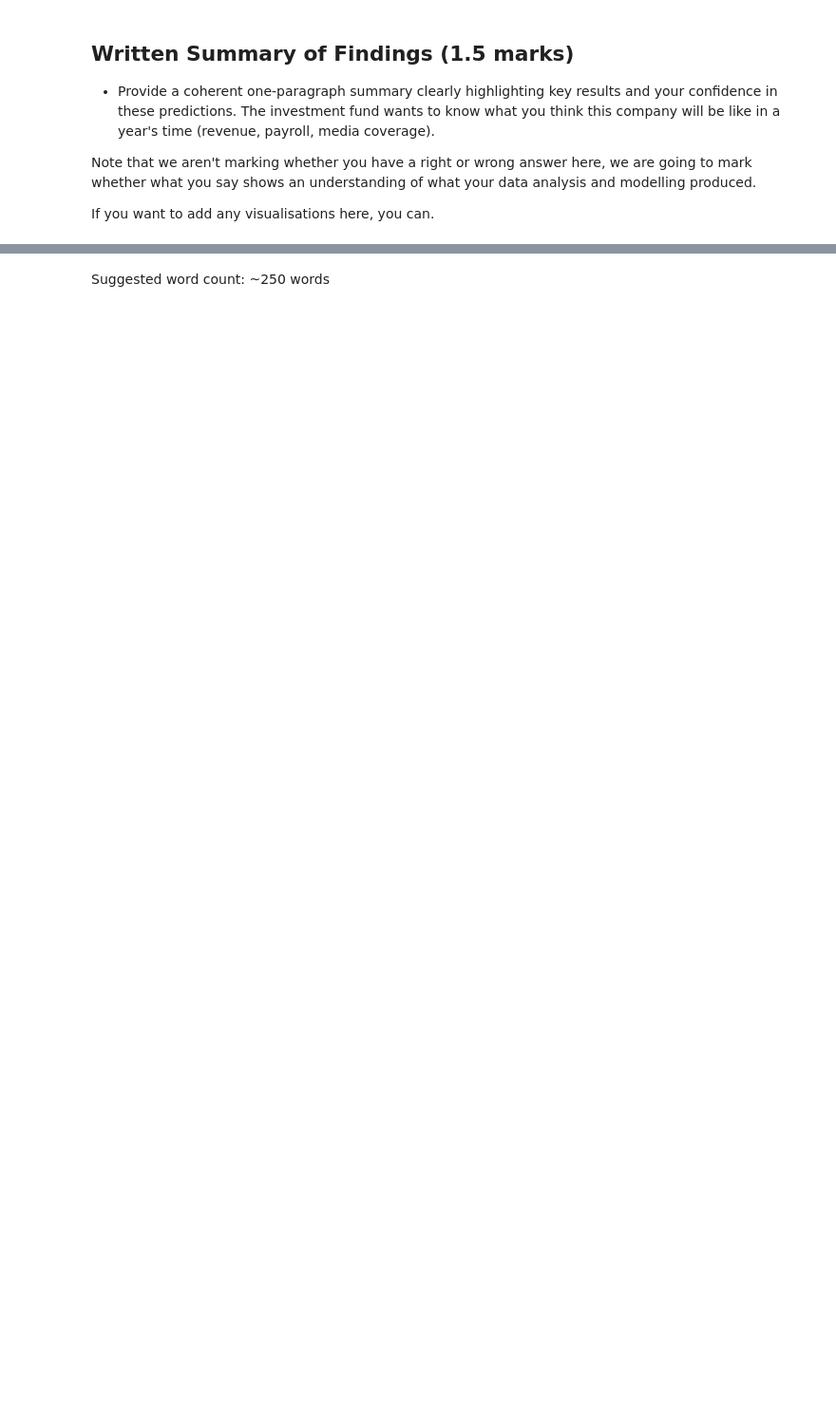
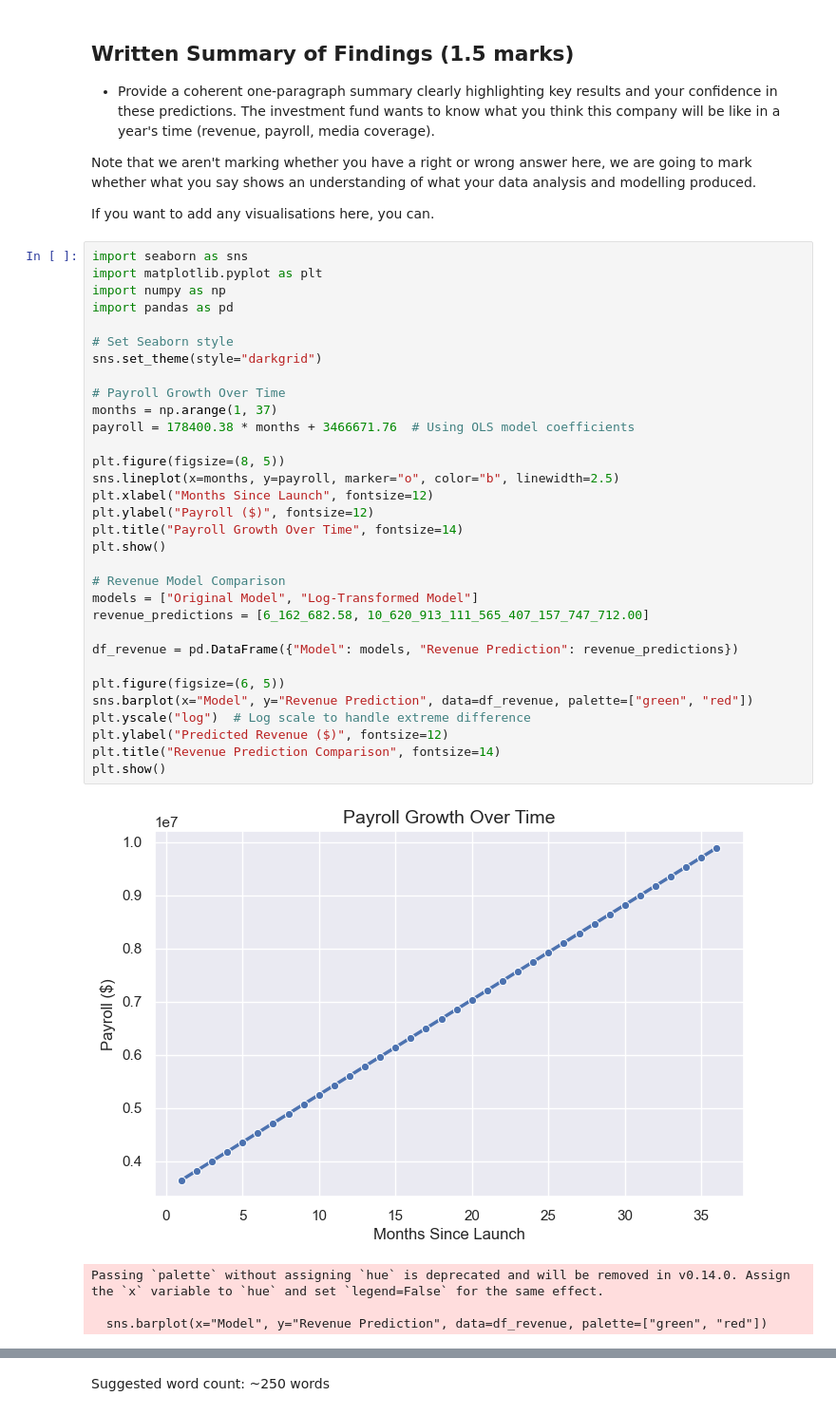
Before and after one commit to ErDipeshPaudel/Financial_Forecasting_Model_VentureGrowth_Predictor, a Jupyter notebook: assignment1.ipynb, the cells around one changed output, grey strips where cells are left out. Shown at 95% size. Saved outputs shown, nothing was run; the diff lists cells and outputs as text; blank space fills up the shorter version.

```diff
--- a/assignment1.ipynb
+++ b/assignment1.ipynb
@@ -371,3 +838,40 @@ going to mark whether what you say shows an understanding of what your data
 analysis and modelling produced.
 
 If you want to add any visualisations here, you can.
+# %%
+import seaborn as sns
+import matplotlib.pyplot as plt
+import numpy as np
+import pandas as pd
+
+# Set Seaborn style
+sns.set_theme(style="darkgrid")
+
+# Payroll Growth Over Time
+months = np.arange(1, 37)
+payroll = 178400.38 * months + 3466671.76  # Using OLS model coefficients
+
+plt.figure(figsize=(8, 5))
+sns.lineplot(x=months, y=payroll, marker="o", color="b", linewidth=2.5)
+plt.xlabel("Months Since Launch", fontsize=12)
+plt.ylabel("Payroll ($)", fontsize=12)
+plt.title("Payroll Growth Over Time", fontsize=14)
+plt.show()
+
+# Revenue Model Comparison
+models = ["Original Model", "Log-Transformed Model"]
+revenue_predictions = [6_162_682.58, 10_620_913_111_565_407_157_747_712.00]
+
+df_revenue = pd.DataFrame({"Model": models, "Revenue Prediction": revenue_predictions})
+
+plt.figure(figsize=(6, 5))
+sns.barplot(x="Model", y="Revenue Prediction", data=df_revenue, palette=["green", "red"])
+plt.yscale("log")  # Log scale to handle extreme difference
+plt.ylabel("Predicted Revenue ($)", fontsize=12)
+plt.title("Revenue Prediction Comparison", fontsize=14)
+plt.show()
+# %% [output]
+[figure, added]
+Passing `palette` without assigning `hue` is deprecated and will be removed in v0.14.0. Assign the `x` variable to `hue` and set `legend=False` for the same effect.
+
+  sns.barplot(x="Model", y="Revenue Prediction", data=df_revenue, palette=["green", "red"])
```
Also changed, not shown: parts of 44 cells of this notebook.
